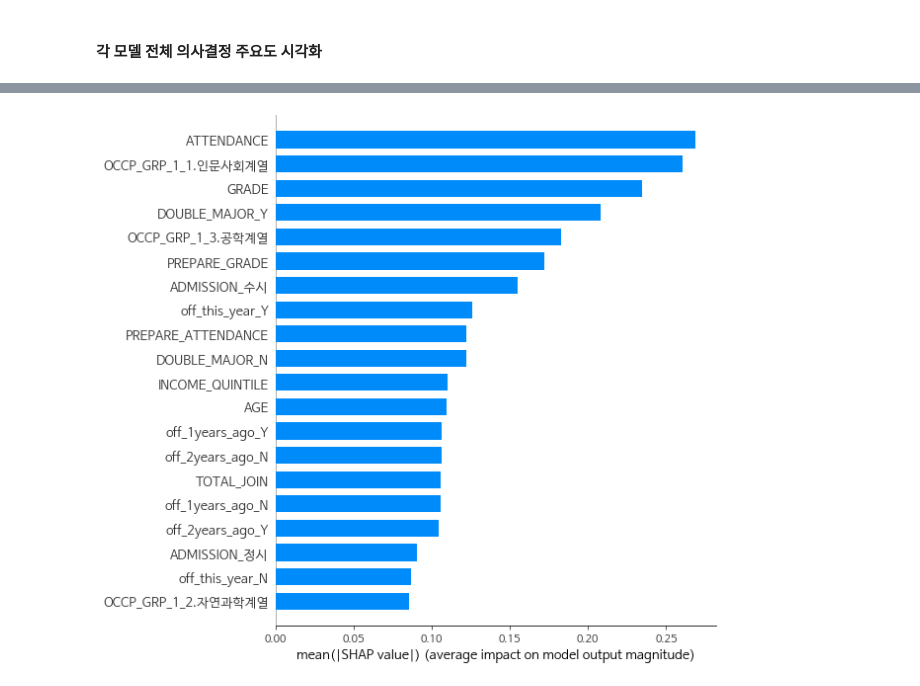
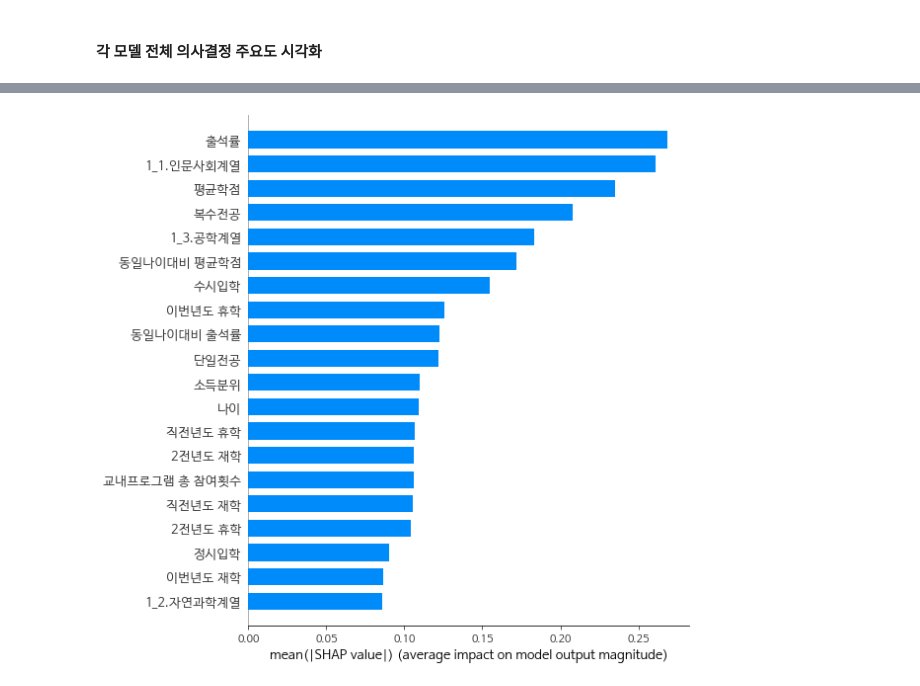
Before and after one commit to DUYONGBEAK/College-Dropout-Prediction, a Jupyter notebook: 6. drop_out_explainable_AI.ipynb, the cells around one changed output, grey strips where cells are left out. Cells and saved outputs as stored; diff of their text form; code cells hidden in the pictures.

```diff
--- a/6. drop_out_explainable_AI.ipynb
+++ b/6. drop_out_explainable_AI.ipynb
@@ -352,3 +354,29 @@ shap.force_plot(explainer_svc.expected_value[1], shap_values_svc_Y.values[201,:]
+# %%
+korean_feature = x_test_2nd.rename(columns={'AGE':'나이',
+                           'ATTENDANCE':'출석률',
+                           'GRADE':'평균학점',
+                           'INCOME_QUINTILE':'소득분위',
+                           'PREPARE_ATTENDANCE':'동일나이대비 출석률',
+                           'PREPARE_GRADE':'동일나이대비 평균학점',
+                           'TOTAL_JOIN':'교내프로그램 총 참여횟수',
+                           'TOTAL_OFF':'총 휴학횟수',
+                           'join_1years_ago':'1년전 교내프로그램 참여횟수',
+                           'join_2years_ago':'2년전 교내프로그램 참여횟수',
+                           'join_this_year':'이번년도 교내프로그램 참여횟수',
+                           'ADMISSION_수시':'수시입학',
+                           'ADMISSION_정시':'정시입학',
+                           'DOUBLE_MAJOR_N':'단일전공',
+                           'DOUBLE_MAJOR_Y':'복수전공',
+                           'OCCP_GRP_1_1.인문사회계열':'1_1.인문사회계열',
+                           'OCCP_GRP_1_2.자연과학계열':'1_2.자연과학계열',
+                           'OCCP_GRP_1_3.공학계열':'1_3.공학계열',
+                           'OCCP_GRP_1_4.예체능계열':'1_4.예체능계열',
+                           'off_1years_ago_N':'직전년도 재학',
+                           'off_1years_ago_Y':'직전년도 휴학',
+                           'off_2years_ago_N':'2전년도 재학',
+                           'off_2years_ago_Y':'2전년도 휴학',
+                           'off_this_year_N':'이번년도 재학',
+                           'off_this_year_Y':'이번년도 휴학'})
 # %% [markdown]
 #### 각 모델 전체 의사결정 주요도 시각화
 # %%
@@ -375,6 +403,6 @@ None
 # %%
 shap_values_voting_Y = shap_values_svc_Y + shap_values_bag_Y + shap_values_knn_df_Y
 
-shap.summary_plot(shap_values=shap_values_voting_Y.values, features=x_test_2nd, plot_type='bar')
+shap.summary_plot(shap_values=shap_values_voting_Y.values, features=korean_feature, plot_type='bar')
 # %% [output]
-[figure, old version]
+[figure, new version]
```
Also changed, not shown: parts of 3 cells of this notebook.
